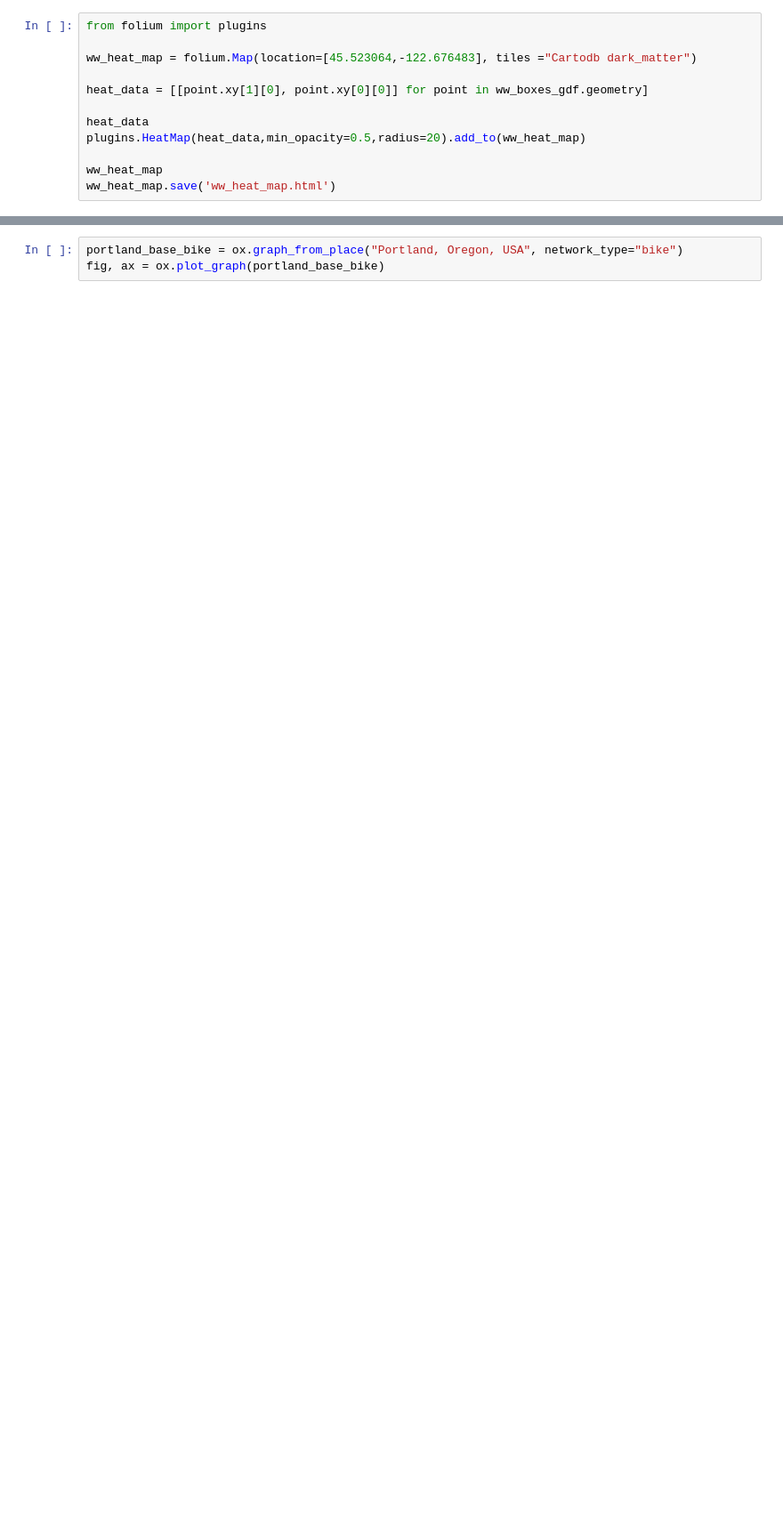
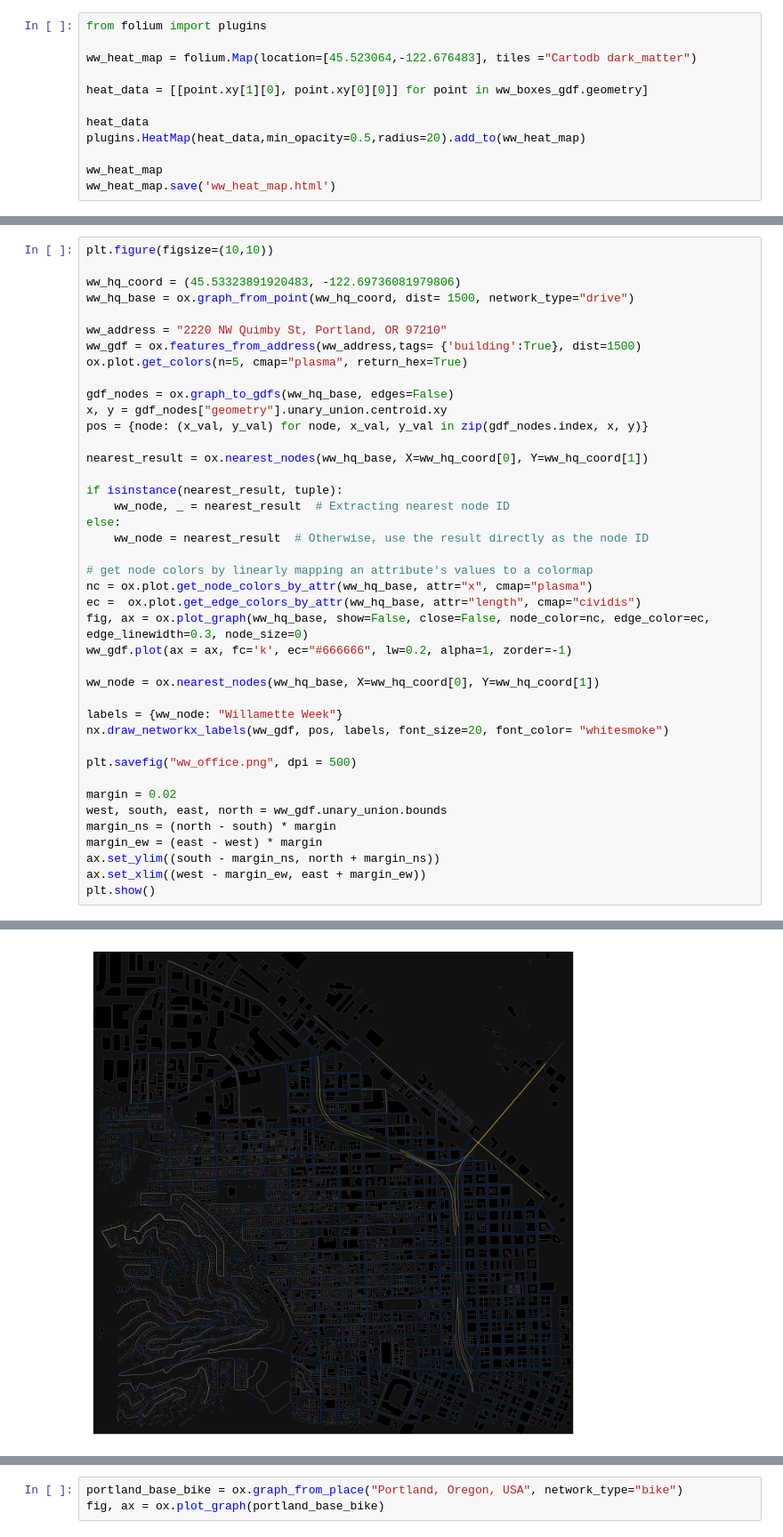
Before and after one commit to idellinger/WW_Project, a Jupyter notebook: WW_box_locations.ipynb, the cells around one changed output, grey strips where cells are left out. Shown at 89% size. Cells and saved outputs as stored; diff of their text form; blank space fills up the shorter version.

```diff
--- a/WW_box_locations.ipynb
+++ b/WW_box_locations.ipynb
@@ -209,0 +220,42 @@ fig, ax = ox.plot_graph(portland_base)
+# %%
+plt.figure(figsize=(10,10))
+
+ww_hq_coord = (45.53323891920483, -122.69736081979806)
+ww_hq_base = ox.graph_from_point(ww_hq_coord, dist= 1500, network_type="drive")
+
+ww_address = "2220 NW Quimby St, Portland, OR 97210"
+ww_gdf = ox.features_from_address(ww_address,tags= {'building':True}, dist=1500)
+ox.plot.get_colors(n=5, cmap="plasma", return_hex=True)
+
+gdf_nodes = ox.graph_to_gdfs(ww_hq_base, edges=False)
+x, y = gdf_nodes["geometry"].unary_union.centroid.xy
+pos = {node: (x_val, y_val) for node, x_val, y_val in zip(gdf_nodes.index, x, y)}
+
+nearest_result = ox.nearest_nodes(ww_hq_base, X=ww_hq_coord[0], Y=ww_hq_coord[1])
+
+if isinstance(nearest_result, tuple):
+    ww_node, _ = nearest_result  # Extracting nearest node ID
+else:
+    ww_node = nearest_result  # Otherwise, use the result directly as the node ID
+
+# get node colors by linearly mapping an attribute's values to a colormap
+nc = ox.plot.get_node_colors_by_attr(ww_hq_base, attr="x", cmap="plasma")
+ec =  ox.plot.get_edge_colors_by_attr(ww_hq_base, attr="length", cmap="cividis")
+fig, ax = ox.plot_graph(ww_hq_base, show=False, close=False, node_color=nc, edge_color=ec, edge_linewidth=0.3, node_size=0)
+ww_gdf.plot(ax = ax, fc='k', ec="#666666", lw=0.2, alpha=1, zorder=-1)
+
+ww_node = ox.nearest_nodes(ww_hq_base, X=ww_hq_coord[0], Y=ww_hq_coord[1])
+
+labels = {ww_node: "Willamette Week"}
+nx.draw_networkx_labels(ww_gdf, pos, labels, font_size=20, font_color= "whitesmoke")
+
+plt.savefig("ww_office.png", dpi = 500)
+
+margin = 0.02
+west, south, east, north = ww_gdf.unary_union.bounds
+margin_ns = (north - south) * margin
+margin_ew = (east - west) * margin
+ax.set_ylim((south - margin_ns, north + margin_ns))
+ax.set_xlim((west - margin_ew, east + margin_ew))
+plt.show()
+# %% [output]
@@ -209,0 +264 @@ fig, ax = ox.plot_graph(portland_base)
+[figure, added]
```
Also changed, not shown: parts of 19 cells of this notebook, 4 other files.
